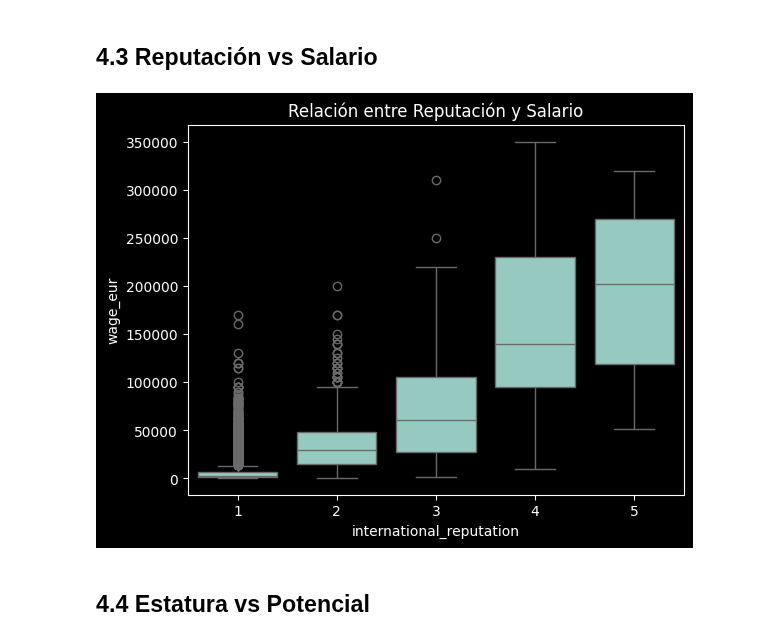
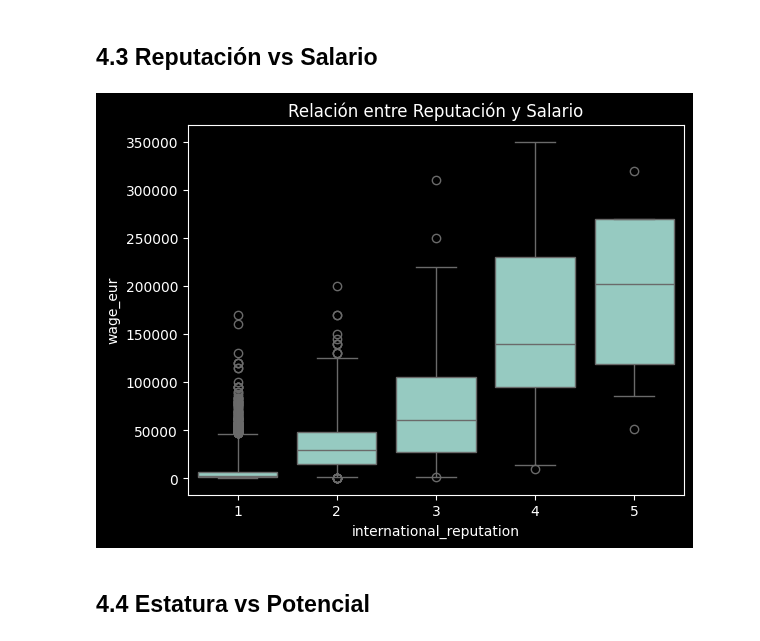
Before and after one commit to julihocc/202511-tec-3d, a Jupyter notebook: fifa22.ipynb, the cells around one changed output. Cells and saved outputs as stored; diff of their text form; code cells hidden in the pictures.

```diff
--- a/fifa22.ipynb
+++ b/fifa22.ipynb
@@ -18,15 +18,23 @@ import os
 # %%
 # 2.2 Carga del dataset
 
-current_path = os.getcwd()
-print("Current path: ", current_path)
+current_folder = os.getcwd()
 
-# Download latest version
-path = kagglehub.dataset_download(
-    "stefanoleone992/fifa-22-complete-player-dataset",
-    path="./",
-)
+pickle_dir = os.path.join(current_folder, "data")
+if not os.path.exists(pickle_dir):
+    os.makedirs(pickle_dir)
+pickle_file = os.path.join(pickle_dir, "players_22.pkl")
 
+if os.path.exists(pickle_file):
+    print(f"The pickle file already exists at: {pickle_file}")
+else:
+    os.environ["KAGGLEHUB_CACHE"] = current_folder + "/kagglehub_cache"
+    path = kagglehub.dataset_download(
+        "stefanoleone992/fifa-22-complete-player-dataset"
+    )
+    print("Downloaded path: ", path)
+    output_file = os.path.join(path, "players_22.csv")
+    pd.read_csv(output_file).to_pickle(pickle_file)
 
-df = pd.read_csv(path + "/players_22.csv")
+df = pd.read_pickle(pickle_file)
 # %% [output]
@@ -165,11 +169,11 @@ plt.show()
 # %% [markdown]
 ## 4.3 Reputación vs Salario
 # %%
-sns.boxplot(x="international_reputation", y="wage_eur", data=df)
+sns.boxplot(x="international_reputation", y="wage_eur", data=df, whis=[1,99])
 plt.title("Relación entre Reputación y Salario")
 plt.show()
 # %% [output]
-[figure, old version]
+[figure, new version]
 # %% [markdown]
 ## 4.4 Estatura vs Potencial
 # %%
```
Also changed, not shown: parts of 1 cell of this notebook.
